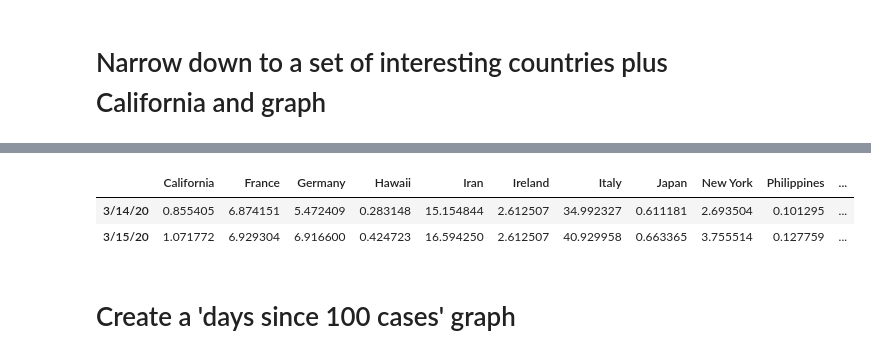
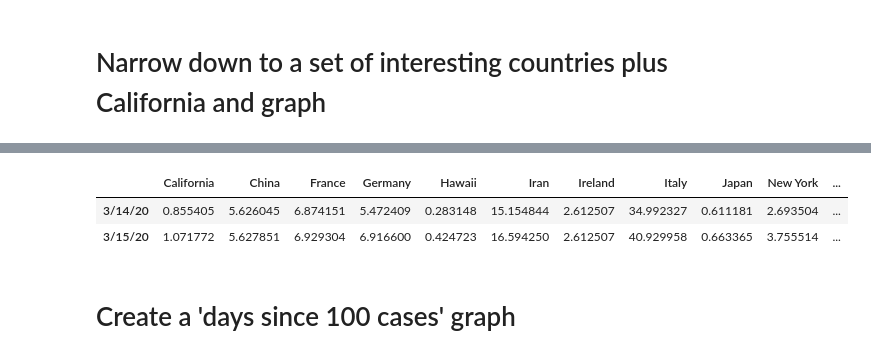
Before and after one commit to dyoung418/COVID-19, a Jupyter notebook: covid_california_analysis.ipynb, the cells around one changed output, grey strips where cells are left out. Drawn from its saved outputs; the diff is of its cells as text; code cells hidden in the pictures.

```diff
--- a/covid_california_analysis.ipynb
+++ b/covid_california_analysis.ipynb
@@ -112,6 +112,7 @@ newdf = pd.DataFrame(index = df.index,
                          'Taiwan': df.loc[:, idx['Taiwan*',:]].sum(axis=1),
                          'Philippines': df.loc[:, idx['Philippines',:]].sum(axis=1),
                          'Ireland': df.loc[:, idx['Ireland',:]].sum(axis=1),
+                         'China': df.loc[:, idx['China',:]].sum(axis=1),
                          'California': cal_merged,
                          'New York': ny_merged,
                          'Washington': wa_merged,
@@ -127,36 +128,37 @@ newdf.loc['2/1/20':,:].plot(logy=True)
 # %%
 popdf = pd.DataFrame(index = df.index,
                      data = {
                          'Japan': 126476461,
                          'United States': 331002651,
                          'Singapore': 5850342,
                          'Italy': 60461826,
                          'Iran': 83992949,
                          'France': 65273511,
                          'Spain': 46754778,
                          'Germany': 83783942,
                          'Switzerland': 8654622,
                          'United Kingdom': 67886011,
                          'South Korea': 51269185,
                          'Taiwan': 23816775,
                          'Philippines': 109581078,
                          'Ireland': 4937786,
                          'California': 39747267,
                          'New York': 19491339,
                          'Utah': 3282115,
                          'Hawaii': 1412687,
                          'Washington': 7797095,
+                         'China': 1439323776,
                      }
 
 )
 popdf
 
 casesper100kdf = newdf.div(popdf).mul(100000)
 casesper100kdf.loc['3/14/20':'3/15/20',:]
 # %% [output]
-|  | California | France | Germany | Hawaii | Iran | Ireland | Italy | Japan | New York | Philippines | ... |
-| 3/14/20 | 0.855405 | 6.874151 | 5.472409 | 0.283148 | 15.154844 | 2.612507 | 34.992327 | 0.611181 | 2.693504 | 0.101295 | ... |
-| 3/15/20 | 1.071772 | 6.929304 | 6.916600 | 0.424723 | 16.594250 | 2.612507 | 40.929958 | 0.663365 | 3.755514 | 0.127759 | ... |
+|  | California | China | France | Germany | Hawaii | Iran | Ireland | Italy | Japan | New York | ... |
+| 3/14/20 | 0.855405 | 5.626045 | 6.874151 | 5.472409 | 0.283148 | 15.154844 | 2.612507 | 34.992327 | 0.611181 | 2.693504 | ... |
+| 3/15/20 | 1.071772 | 5.627851 | 6.929304 | 6.916600 | 0.424723 | 16.594250 | 2.612507 | 40.929958 | 0.663365 | 3.755514 | ... |
 # %% [markdown]
 # Create a 'days since 100 cases' graph
 # %%
```
Also changed, not shown: parts of 12 cells of this notebook, 1 other file.
